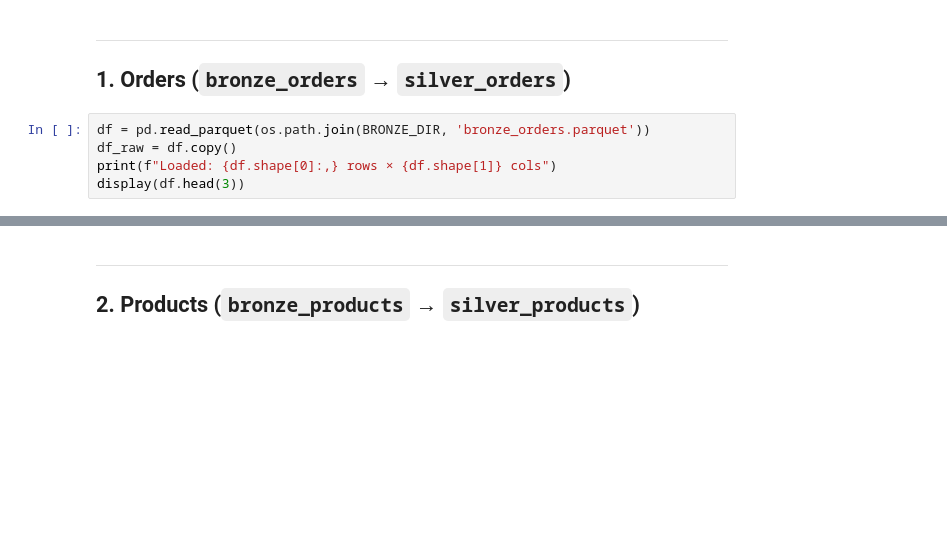
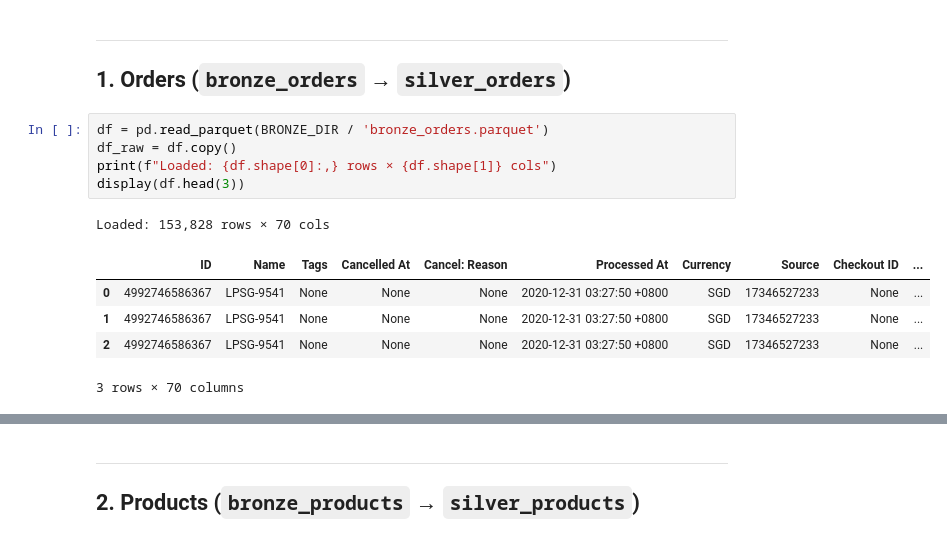
Before and after one commit to alvdoan/Applied-Data-Group-Project, a Jupyter notebook: 02_silver_cleaning_draft.ipynb, the cells around one changed output, grey strips where cells are left out. Saved outputs shown, nothing was run; the diff lists cells and outputs as text; blank space fills up the shorter version.

```diff
--- a/02_silver_cleaning_draft.ipynb
+++ b/02_silver_cleaning_draft.ipynb
@@ -73,7 +81,14 @@ print("✅ Helpers loaded")
 ---
 ## 1. Orders (`bronze_orders` → `silver_orders`)
 # %%
-df = pd.read_parquet(os.path.join(BRONZE_DIR, 'bronze_orders.parquet'))
+df = pd.read_parquet(BRONZE_DIR / 'bronze_orders.parquet')
 df_raw = df.copy()
 print(f"Loaded: {df.shape[0]:,} rows × {df.shape[1]} cols")
 display(df.head(3))
+# %% [output]
+Loaded: 153,828 rows × 70 cols
+|  | ID | Name | Tags | Cancelled At | Cancel: Reason | Processed At | Currency | Source | Checkout ID | ... |
+| 0 | 4992746586367 | LPSG-9541 | None | None | None | 2020-12-31 03:27:50 +0800 | SGD | 17346527233 | None | ... |
+| 1 | 4992746586367 | LPSG-9541 | None | None | None | 2020-12-31 03:27:50 +0800 | SGD | 17346527233 | None | ... |
+| 2 | 4992746586367 | LPSG-9541 | None | None | None | 2020-12-31 03:27:50 +0800 | SGD | 17346527233 | None | ... |
+3 rows × 70 columns
```
Also changed, not shown: parts of 45 cells of this notebook, 3 other files.
